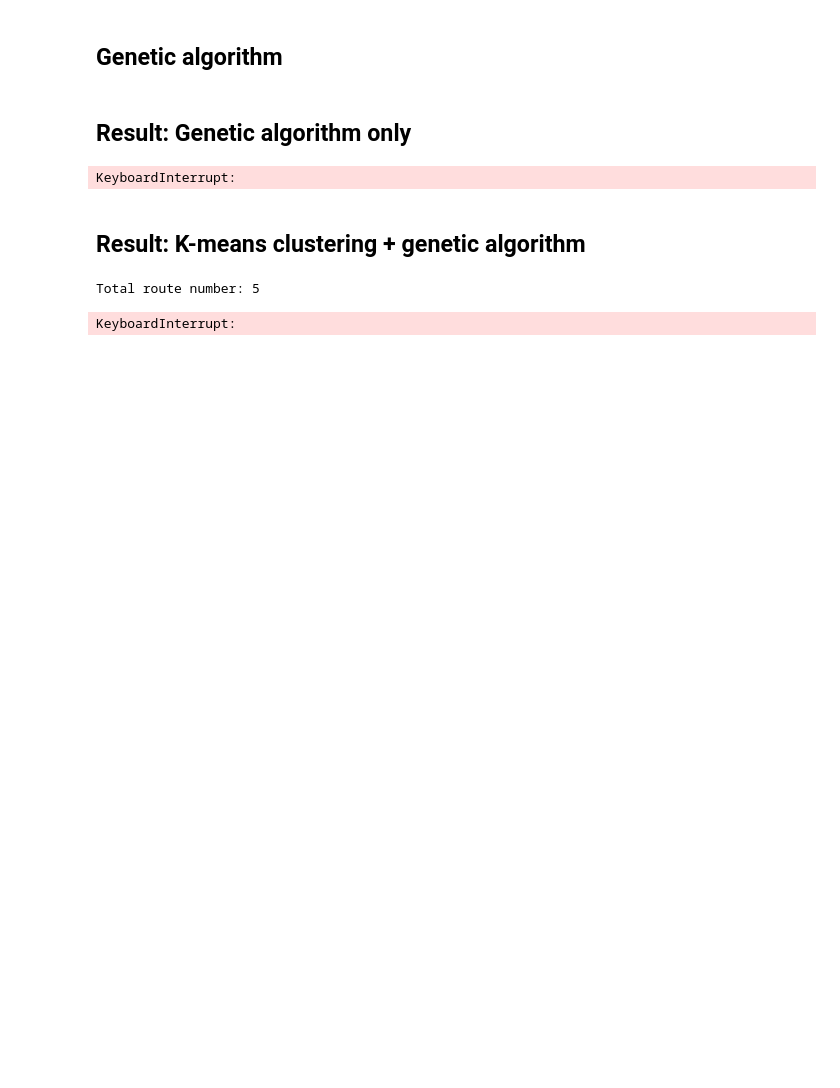
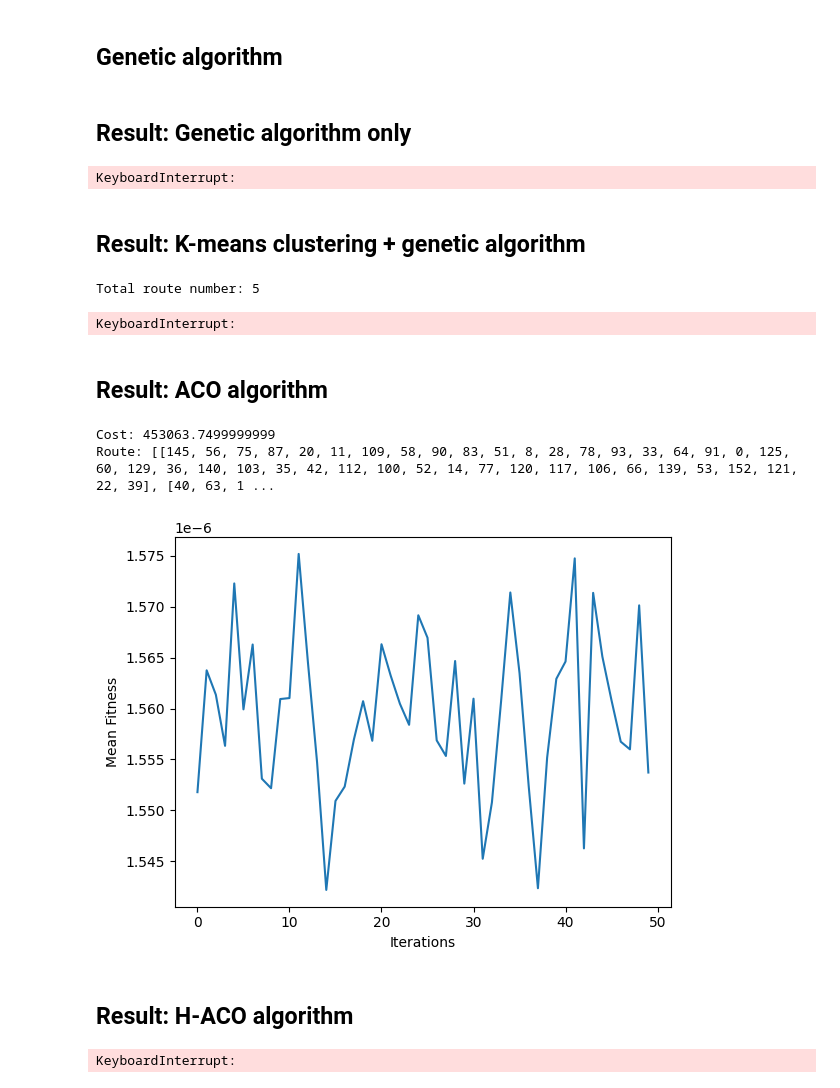
Before and after one commit to wxlomo/Last-mile-Delivery-Scheduling-and-Rescheduling, a Jupyter notebook: project.ipynb, the cells around one changed output. Saved outputs shown, nothing was run; the diff lists cells and outputs as text; code cells hidden in the pictures; blank space fills up the shorter version.

Commit message:
add ACO and HACO algorithm

```diff
--- a/project.ipynb
+++ b/project.ipynb
@@ -41,6 +41,20 @@ param_size_of_population = 100
 param_ngen = 500
 param_mut_prob = 0.3
 param_cro_prob = 0.7
+# ACO algorithm parameters
+param_numant = 100
+param_alpha = 1
+param_beta = 5
+param_rho = 0.10
+param_Q = 8
+param_itermax=500
+# H-ACO algorithm parameters
+param_numant1 = 100
+param_alpha1 = 1
+param_beta1 = 2
+param_rho1 = 0.05
+param_Q1 = 8
+param_itermax1 = 500
 # %% [markdown]
 ## Dataset preprocess
 # %%
@@ -482,3 +872,24 @@ for route in package_assignment:
 KeyboardInterrupt:
 # %%
 print('Total cost: ' + str(total_cost_2))
+# %% [markdown]
+## Result: ACO algorithm
+# %%
+aco_solver = ACO_Solver(package_data,
+                          param_numant,
+                          param_itermax,
+                          param_unit_cost,
+                          param_wait_cost,
+                          param_delay_cost,
+                          param_vehicle_capacity,
+                          param_work_time,
+                          param_depot,
+                          param_alpha,
+                          param_beta,
+                          param_rho,
+                          param_Q)
+total_cost_3 = aco_solver.run_solver()
+# %% [output]
+Cost: 453063.7499999999
+Route: [[145, 56, 75, 87, 20, 11, 109, 58, 90, 83, 51, 8, 28, 78, 93, 33, 64, 91, 0, 125, 60, 129, 36, 140, 103, 35, 42, 112, 100, 52, 14, 77, 120, 117, 106, 66, 139, 53, 152, 121, 22, 39], [40, 63, 1 ...
+[figure, added]
@@ -484,0 +898,19 @@ print('Total cost: ' + str(total_cost_2))
+# %% [markdown]
+## Result: H-ACO algorithm
+# %%
+haco_solver = HACO_Solver(package_data,
+                          param_numant1,
+                          param_itermax1,
+                          param_unit_cost,
+                          param_wait_cost,
+                          param_delay_cost,
+                          param_vehicle_capacity,
+                          param_work_time,
+                          param_depot,
+                          param_alpha1,
+                          param_beta1,
+                          param_rho1,
+                          param_Q1)
+total_cost_4 = haco_solver.run_solver()
+# %% [output]
+KeyboardInterrupt:
```
Also changed, not shown: parts of 5 cells of this notebook.
